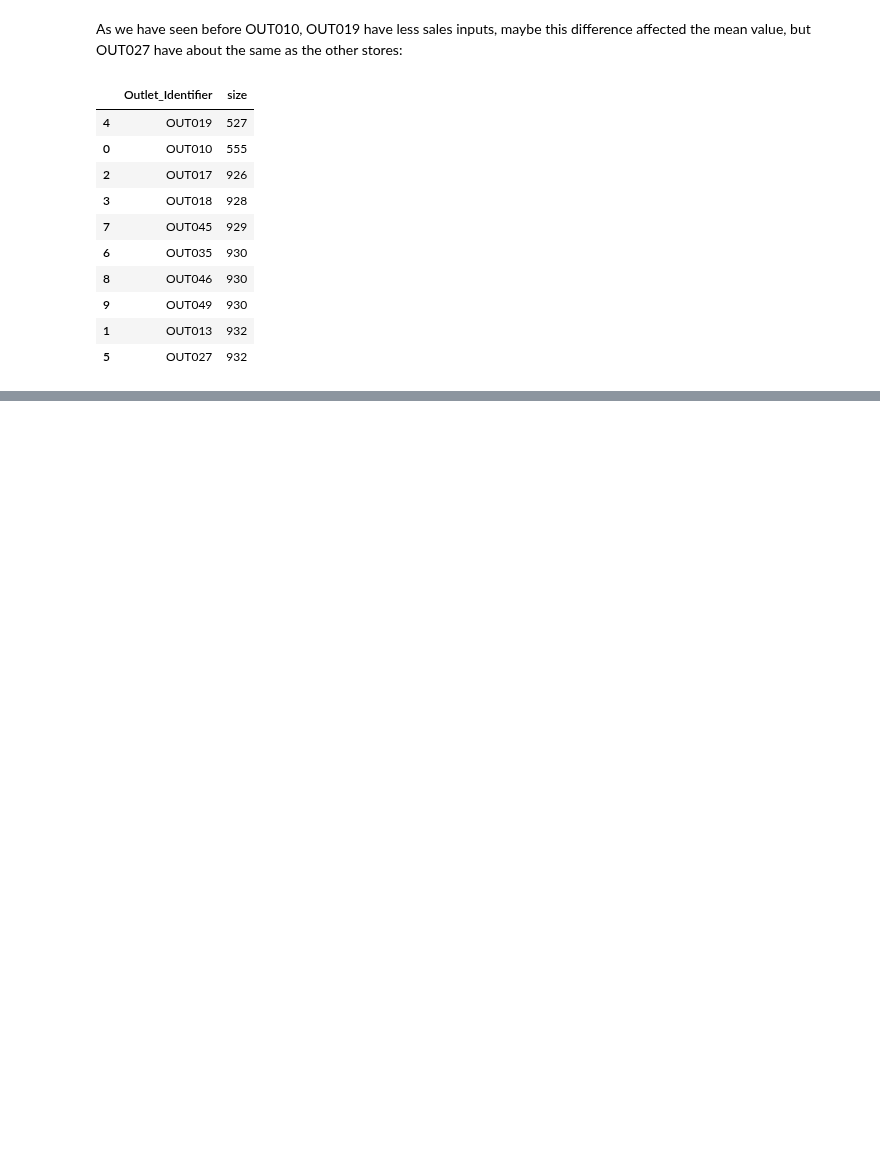
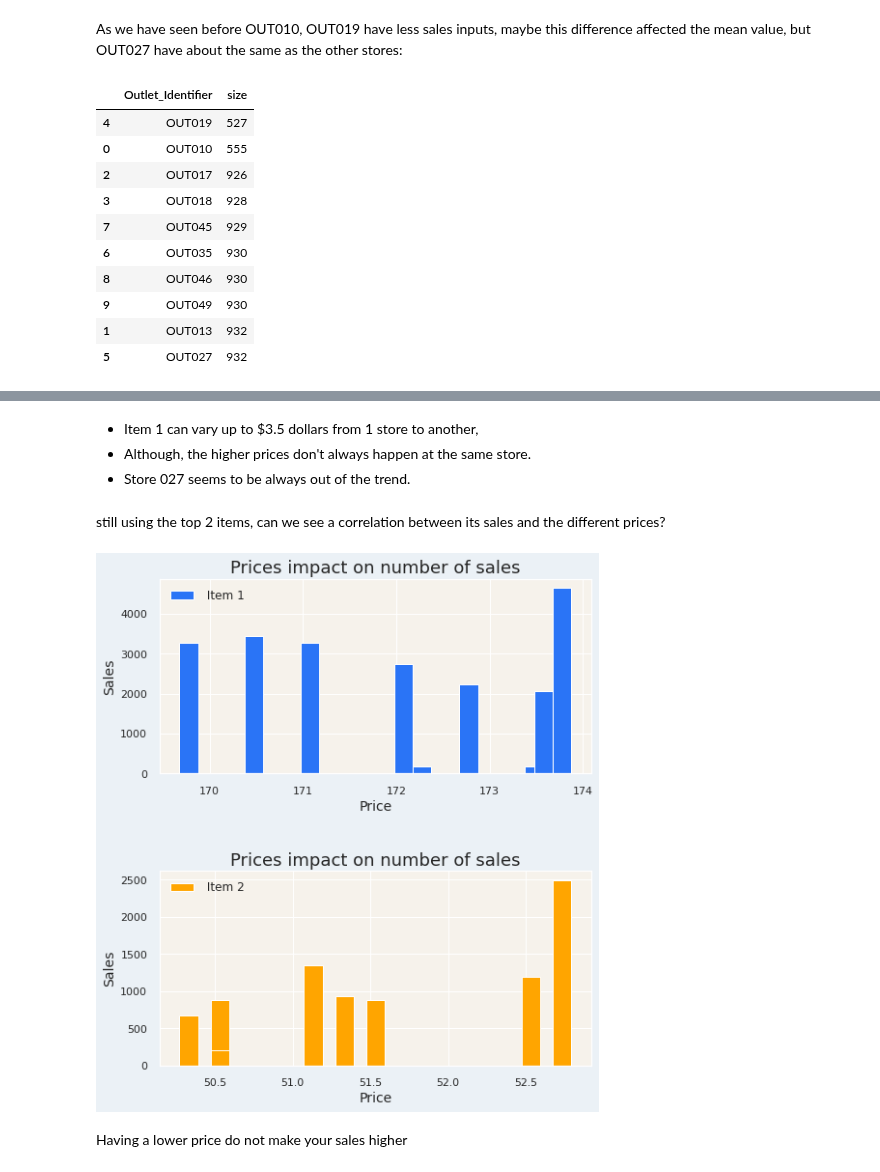
Before and after one commit to paulapipkin/sales_predictions, a Jupyter notebook: Sales_Prediciton.ipynb, the cells around one changed output, grey strips where cells are left out. Drawn from its saved outputs; the diff is of its cells as text; code cells hidden in the pictures; blank space fills up the shorter version.

```diff
--- a/Sales_Prediciton.ipynb
+++ b/Sales_Prediciton.ipynb
@@ -502,0 +531,31 @@ df.groupby('Outlet_Identifier', as_index=False).size().sort_values('size')
+# %% [markdown]
+- Item 1 can vary up to $3.5 dollars from 1 store to another,
+- Although, the higher prices don't always happen at the same store.
+- Store 027 seems to be always out of the trend.
+# %% [markdown]
+still using the top 2 items, can we see a correlation between its sales and the different prices?
+# %%
+
+fig, axes = plt.subplots(ncols=1, nrows=2, figsize =(8,14))
+fig.subplots_adjust(wspace=0.5, hspace=0.5, bottom=1, top= 1.5)
+fig.set_facecolor('#ebf1f6')
+
+axes[0].set_facecolor('#f6f2eb')
+axes[1].set_facecolor('#f6f2eb')
+
+axes[0].bar(top1_FDG33['Item_MRP'],top1_FDG33['Item_Outlet_Sales'], color='#2a74f6', label= ' Item 1', width=0.2 )
+axes[1].bar(top2_FDW13['Item_MRP'],top2_FDW13['Item_Outlet_Sales'], color='orange',  label= ' Item 2' , width=0.12 )
+
+axes[0].set_title('Prices impact on number of sales', fontsize=18)
+axes[1].set_title('Prices impact on number of sales', fontsize=18)
+axes[0].legend(fontsize=12)
+axes[1].legend(fontsize=12)
+
+axes[0].set_xlabel('Price', fontsize = 14)
+axes[0].set_ylabel('Sales', fontsize = 14)
+axes[1].set_xlabel('Price', fontsize = 14)
+axes[1].set_ylabel('Sales', fontsize = 14);
+# %% [output]
+[figure, added]
+# %% [markdown]
+Having a lower price do not make your sales higher
```
Also changed, not shown: parts of 10 cells of this notebook.
